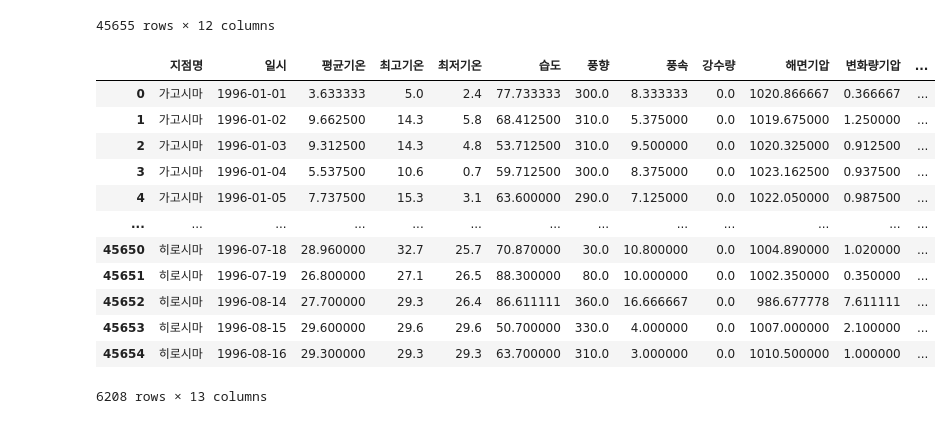
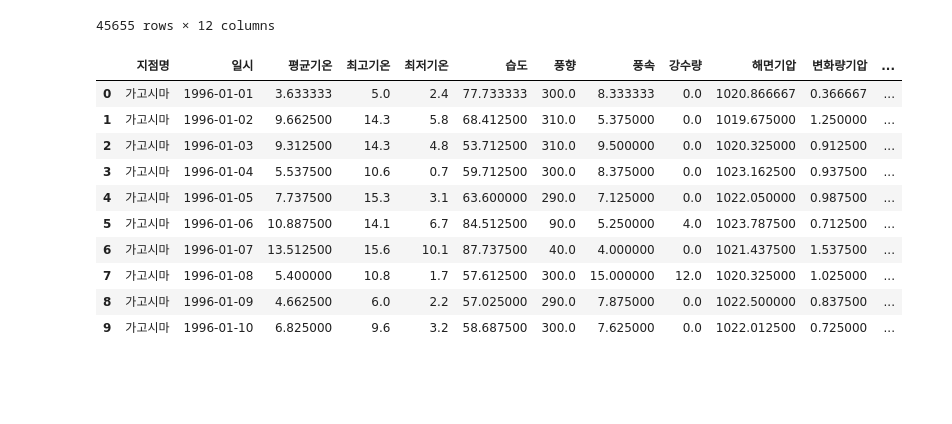
Before and after one commit to doyeon0139/Study, a Jupyter notebook: project/Project_2/러일중_전처리.ipynb, the cells around one changed output. Cells and saved outputs as stored; diff of their text form; code cells hidden in the pictures; blank space fills up the shorter version.

```diff
--- a/project/Project_2/러일중_전처리.ipynb
+++ b/project/Project_2/러일중_전처리.ipynb
@@ -67,8 +67,8 @@ array([24., 23., 25.,  0.,  9.,  5.,  8.,  7., 13., 14., 17., 31., 22.,
        21., 15., 10., 33., 36.,  4.,  6.,  1., 11., 30.,  3., 99.])
 # %%
 import math
-df['x_axis'] = df['16 방위 풍향'].apply(lambda x: math.cos(math.radians(x*10)) if 0<x<37 else x)
-df['y_axis'] = df['16 방위 풍향'].apply(lambda x: math.sin(math.radians(x*10)) if 0<x<37 else x)
+df['x_axis'] = df['16 방위 풍향'].apply(lambda x: math.sin(math.radians(x*10)) if 0<x<37 else x)
+df['y_axis'] = df['16 방위 풍향'].apply(lambda x: math.cos(math.radians(x*10)) if 0<x<37 else x)
 # %%
 def wind_direct(s):
     if s.value_counts().head(1).index == 99:
@@ -202,21 +202,19 @@ df_city['군집'] = df_city['지점명'].apply(lambda x : j_li_n[j_li.index(x)]
 # %%
 city = df_city[df_city['군집'].isna()==False]
 # %%
-city
+city.head(10)
 # %% [output]
 |  | 지점명 | 일시 | 평균기온 | 최고기온 | 최저기온 | 습도 | 풍향 | 풍속 | 강수량 | 해면기압 | 변화량기압 | ... |
 | 0 | 가고시마 | 1996-01-01 | 3.633333 | 5.0 | 2.4 | 77.733333 | 300.0 | 8.333333 | 0.0 | 1020.866667 | 0.366667 | ... |
 | 1 | 가고시마 | 1996-01-02 | 9.662500 | 14.3 | 5.8 | 68.412500 | 310.0 | 5.375000 | 0.0 | 1019.675000 | 1.250000 | ... |
 | 2 | 가고시마 | 1996-01-03 | 9.312500 | 14.3 | 4.8 | 53.712500 | 310.0 | 9.500000 | 0.0 | 1020.325000 | 0.912500 | ... |
 | 3 | 가고시마 | 1996-01-04 | 5.537500 | 10.6 | 0.7 | 59.712500 | 300.0 | 8.375000 | 0.0 | 1023.162500 | 0.937500 | ... |
 | 4 | 가고시마 | 1996-01-05 | 7.737500 | 15.3 | 3.1 | 63.600000 | 290.0 | 7.125000 | 0.0 | 1022.050000 | 0.987500 | ... |
-| ... | ... | ... | ... | ... | ... | ... | ... | ... | ... | ... | ... | ... |
-| 45650 | 히로시마 | 1996-07-18 | 28.960000 | 32.7 | 25.7 | 70.870000 | 30.0 | 10.800000 | 0.0 | 1004.890000 | 1.020000 | ... |
-| 45651 | 히로시마 | 1996-07-19 | 26.800000 | 27.1 | 26.5 | 88.300000 | 80.0 | 10.000000 | 0.0 | 1002.350000 | 0.350000 | ... |
-| 45652 | 히로시마 | 1996-08-14 | 27.700000 | 29.3 | 26.4 | 86.611111 | 360.0 | 16.666667 | 0.0 | 986.677778 | 7.611111 | ... |
-| 45653 | 히로시마 | 1996-08-15 | 29.600000 | 29.6 | 29.6 | 50.700000 | 330.0 | 4.000000 | 0.0 | 1007.000000 | 2.100000 | ... |
-| 45654 | 히로시마 | 1996-08-16 | 29.300000 | 29.3 | 29.3 | 63.700000 | 310.0 | 3.000000 | 0.0 | 1010.500000 | 1.000000 | ... |
+| 5 | 가고시마 | 1996-01-06 | 10.887500 | 14.1 | 6.7 | 84.512500 | 90.0 | 5.250000 | 4.0 | 1023.787500 | 0.712500 | ... |
+| 6 | 가고시마 | 1996-01-07 | 13.512500 | 15.6 | 10.1 | 87.737500 | 40.0 | 4.000000 | 0.0 | 1021.437500 | 1.537500 | ... |
+| 7 | 가고시마 | 1996-01-08 | 5.400000 | 10.8 | 1.7 | 57.612500 | 300.0 | 15.000000 | 12.0 | 1020.325000 | 1.025000 | ... |
+| 8 | 가고시마 | 1996-01-09 | 4.662500 | 6.0 | 2.2 | 57.025000 | 290.0 | 7.875000 | 0.0 | 1022.500000 | 0.837500 | ... |
+| 9 | 가고시마 | 1996-01-10 | 6.825000 | 9.6 | 3.2 | 58.687500 | 300.0 | 7.625000 | 0.0 | 1022.012500 | 0.725000 | ... |
-6208 rows × 13 columns
 # %%
 city.info()
 # %% [output]
```
Also changed, not shown: parts of 4 cells of this notebook, 6 other files.
